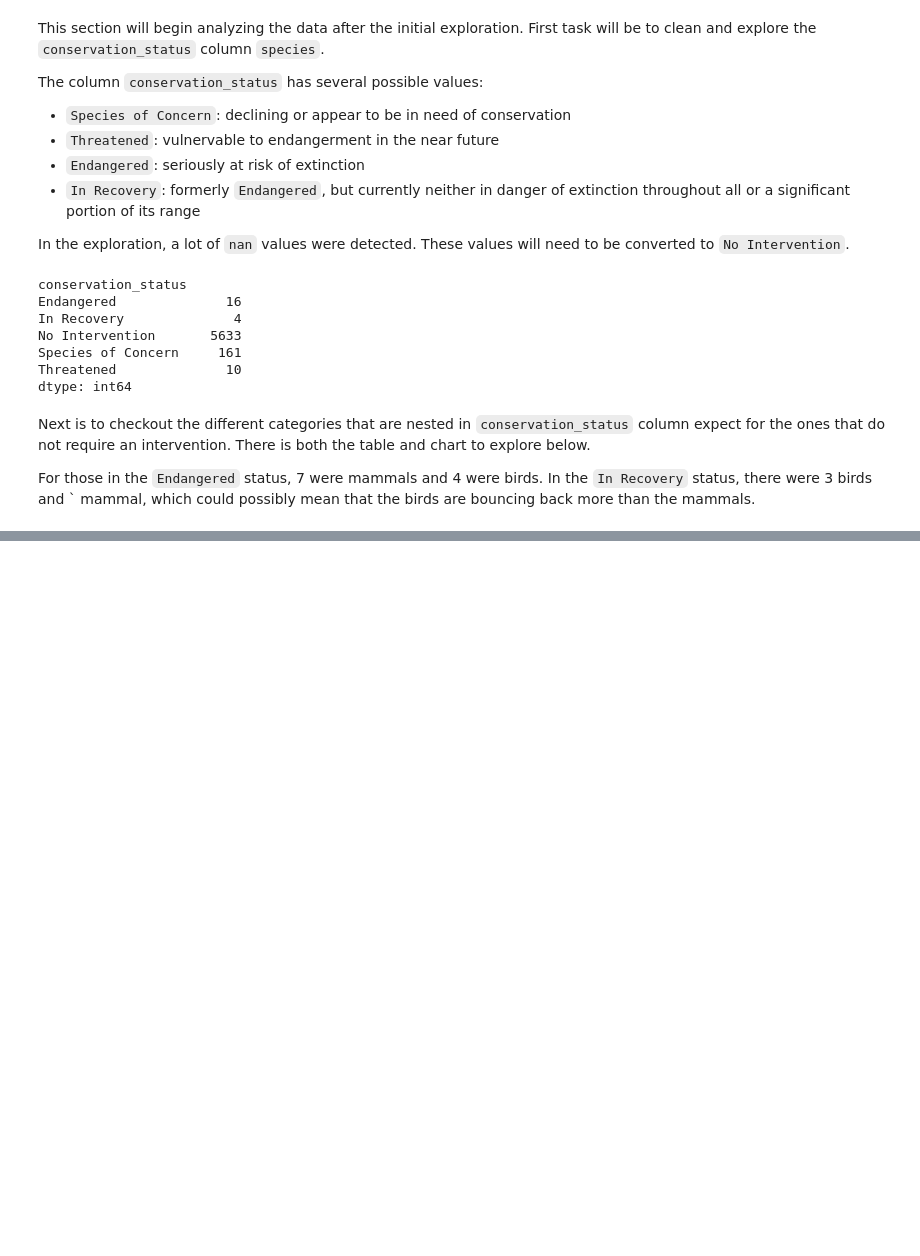
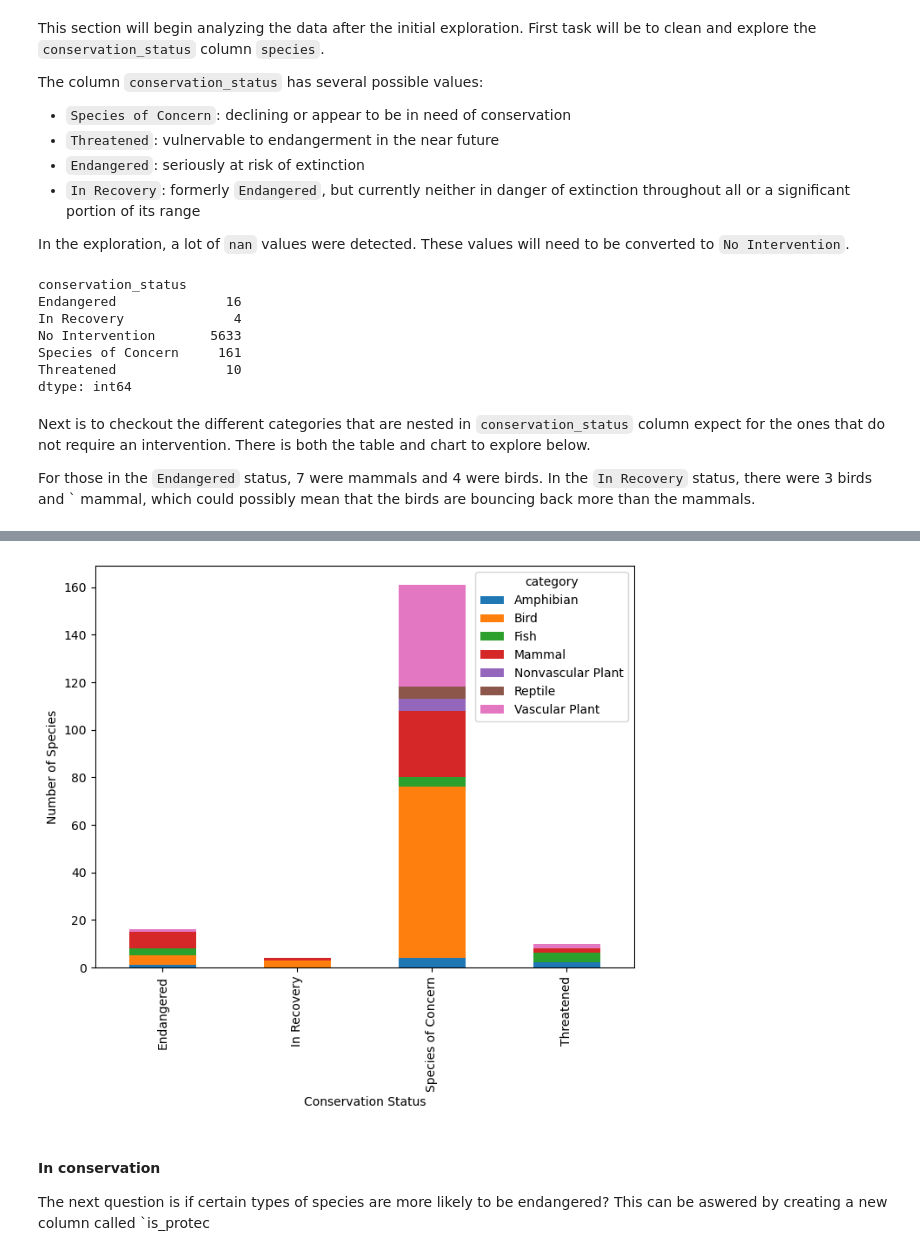
Before and after one commit to OMARALNAJJAR7/biodiversity-analysis, a Jupyter notebook: biodiversity.ipynb, the cells around one changed output, grey strips where cells are left out. Cells and saved outputs as stored; diff of their text form; code cells hidden in the pictures; blank space fills up the shorter version.

```diff
--- a/biodiversity.ipynb
+++ b/biodiversity.ipynb
@@ -218,0 +226,12 @@ conservationCategory = species[species.conservation_status != "No Intervention"]
+# %%
+ax = conservationCategory.plot(kind = 'bar', figsize=(8,6),
+                               stacked=True)
+ax.set_xlabel("Conservation Status")
+ax.set_ylabel("Number of Species")
+plt.show()
+# %% [output]
+[figure, added]
+# %% [markdown]
+#### In conservation
+
+The next question is if certain types of species are more likely to be endangered? This can be aswered by creating a new column called `is_protec
```
Also changed, not shown: parts of 2 cells of this notebook.
